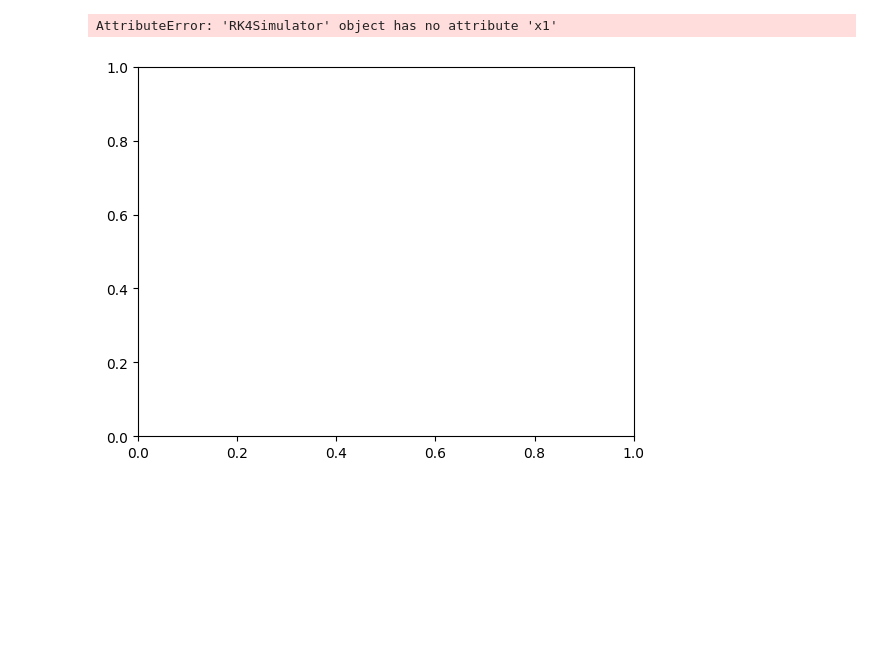
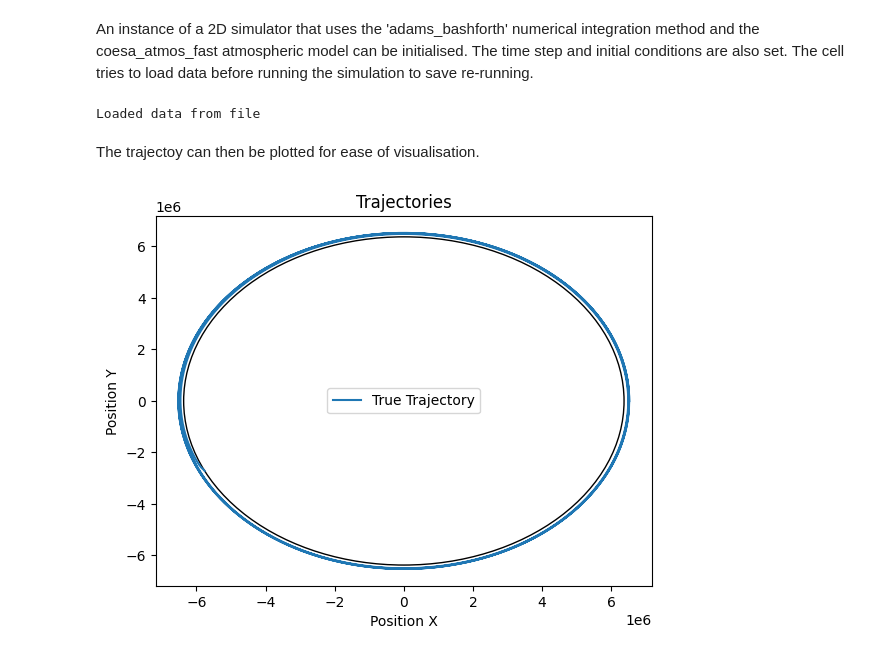
Before and after one commit to brendanbennett/deorbiter, a Jupyter notebook: examples/simulation_example1.ipynb, the cells around one changed output. Drawn from its saved outputs; the diff is of its cells as text; code cells hidden in the pictures; blank space fills up the shorter version.

Commit message:
improvement to simulation_example1 and add plot_heights function to plotting.py

```diff
--- a/examples/simulation_example1.ipynb
+++ b/examples/simulation_example1.ipynb
@@ -12,10 +17,0 @@ Available sim methods: ['simple_atmos', 'icao_standard_atmos', 'coesa_atmos', 'c
-# %%
-sim = deorbit.simulator.Simulator(
-    deorbit.data_models.sim.SimConfig(
-        initial_state=(deorbit.constants.EARTH_RADIUS + 100000, 0, 0, 8000),
-        simulation_method_kwargs=deorbit.data_models.methods.RK4Kwargs(time_step=0.1),
-        atmosphere_model_kwargs=deorbit.data_models.atmos.CoesaFastKwargs()
-    )
-)
-# %%
-sim.run(150000)
@@ -39,14 +18,30 @@ plt.show()
-# %%
-fig, ax = plt.subplots()
-ax.plot(sim.x1, sim.x2)
-earth = plt.Circle((0, 0), radius=deorbit.constants.EARTH_RADIUS, fill=False)
-ax.add_patch(earth)
-ax.set_xlim([3.5e6, 5e6])
-ax.set_ylim([3e5, 6e6])
-# ax.axis("scaled")
-plt.show()
-
-# sim.save_data("../mir_data/")
-# %% [output]
-AttributeError: 'RK4Simulator' object has no attribute 'x1'
-[figure, removed]
+# %% [markdown]
+An instance of a 2D simulator that uses the 'adams_bashforth' numerical integration method and the coesa_atmos_fast atmospheric model can be initialised. The time step and initial conditions are also set. The cell tries to load data before running the simulation to save re-running.
+# %%
+save_path = "eg/sim_example_1/"
+
+sim_data = load_sim_data(save_path)
+sim_config = load_sim_config(save_path)
+
+if sim_data is None or sim_config is None:
+    np.random.seed(0)
+    sim = deorbit.simulator.run(
+        "adams_bashforth",
+        "coesa_atmos_fast",
+        initial_state=np.array((deorbit.constants.EARTH_RADIUS + 150000, 0, 0, 7820)),
+        time_step=0.1,
+    )
+    sim_data = sim.gather_data()
+    sim_config = sim.export_config()
+    sim.save_data(save_path)
+else:
+    print("Loaded data from file")
+# %% [output]
+Loaded data from file
+# %% [markdown]
+The trajectoy can then be plotted for ease of visualisation.
+# %%
+trajectory = sim_data.state_array()[:, :2]
+plot_trajectories(trajectory)
+# %% [output]
+[figure, added]
```
Also changed, not shown: parts of 8 cells of this notebook, 1 other file.
